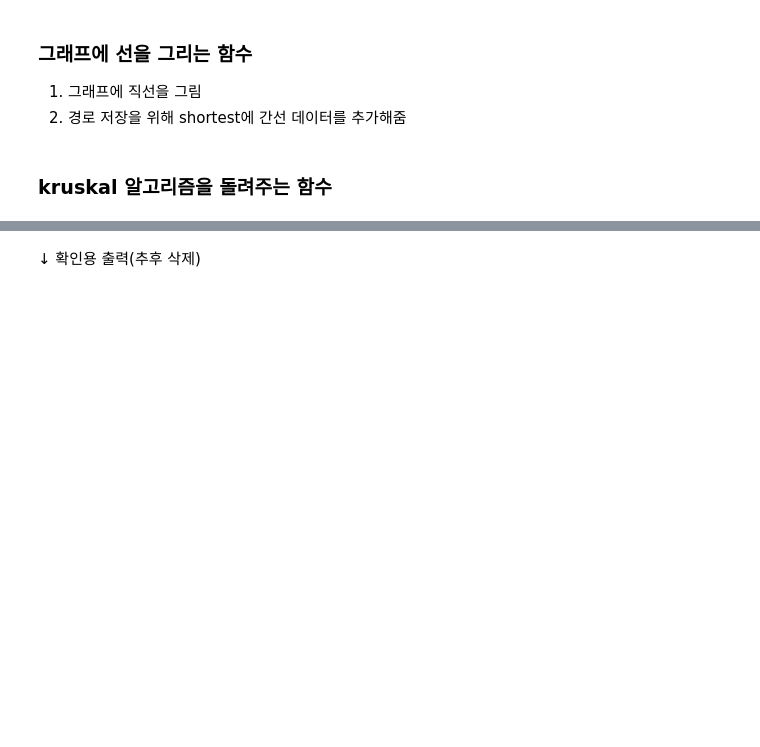
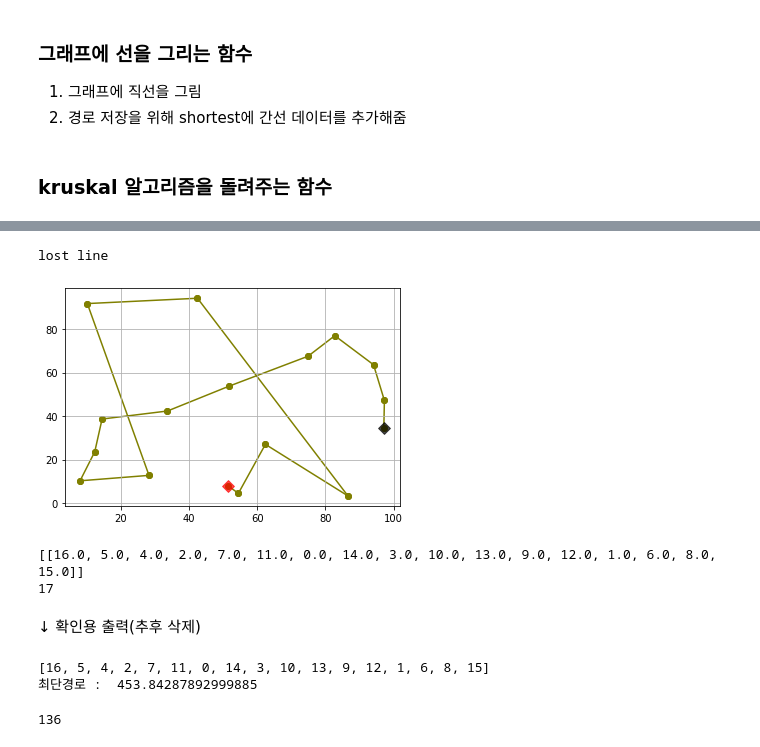
Before and after one commit to YETsong/helloworld, a Jupyter notebook: vol_11_kruskal.ipynb, the cells around one changed output, grey strips where cells are left out. Drawn from its saved outputs; the diff is of its cells as text; code cells hidden in the pictures; blank space fills up the shorter version.

```diff
--- a/vol_11_kruskal.ipynb
+++ b/vol_11_kruskal.ipynb
@@ -770,7 +727,53 @@ print(table)
+# %%
+tri = np.zeros([len(cenoise)]) #노드들의 연결 간선 수 저장용 array : triple
+shortest = np.array([]) #최단경로 저장용 array : shortest path
+table = [] #노드들의 연결 현황을 나타낼 list
+
+len_cenoise = len(cenoise)
+
+# 출발, 도착점을 셋팅하고 표에 출력
+table, m_start, m_end = set_point(cenoise_eu, table, len_cenoise)
+tri, shortest = draw_line(tri, cenoise, int(m_start[0]), int(m_start[1]), m_start, shortest)
+tri, shortest = draw_line(tri, cenoise, int(m_end[0]), int(m_end[1]), m_end, shortest)
+
+############################# kruskal 함수 호출
+is_break, tri_copy, shortest_copy, table_copy = kruskal(tri.copy(), shortest.copy(), deepcopy(table), cenoise_eu, len_cenoise)
+
+# is_break == 0인 경우는 간선이 다 연결되지 않고 cenoise_eu를 모두 검사하여 종료되었다는 뜻
+if (is_break == 0):
+    print("incomplete terminateion")
+
+# 최단경로 모아둔 리스트를 정렬
+shortest_copy = np.reshape(shortest_copy,(len_cenoise-1,3))
+
+# 노드들(투명), 시작1.시작2.종료(마름모) 추가로 출력 ---- (zorder 수가 높을 수록 상위에 노출됨)
+plt.scatter(end_point[0], end_point[1], marker = 'D', s=70, color = 'black', alpha = 0.7, zorder = 2)
+plt.scatter(start_point_1[0], start_point_1[1], marker = 'D', s=70, color = 'red', alpha = 0.7, zorder = 2)
+#plt.scatter(start_point_2[0], start_point_2[1], marker = 'D', s=50, color = 'cyan', zorder = 2)
+
+plt.scatter(cenoise[:, 0], cenoise[:, 1], marker = 'o', s=30, color = 'red', alpha = 0.2)
+plt.grid(True)
+plt.show()
+# %% [output]
+lost line
+[figure, added]
+# %%
+print(table_copy)
+print(len_cenoise)
+# %% [output]
+[[16.0, 5.0, 4.0, 2.0, 7.0, 11.0, 0.0, 14.0, 3.0, 10.0, 13.0, 9.0, 12.0, 1.0, 6.0, 8.0, 15.0]]
+17
 # %% [markdown]
 ↓ 확인용 출력(추후 삭제)
 # %%
-testtt = [int(x) for x in table[0]]
+testtt = [int(x) for x in table_copy[0]]
 print(testtt)
-print('최단경로 : ',np.sum(shortest[:,2]))
+print('최단경로 : ',np.sum(shortest_copy[:,2]))
 #print(shortest)
+# %% [output]
+[16, 5, 4, 2, 7, 11, 0, 14, 3, 10, 13, 9, 12, 1, 6, 8, 15]
+최단경로 :  453.84287892999885
+# %%
+print(len(cenoise_eu))
+# %% [output]
+136
```
Also changed, not shown: parts of 13 cells of this notebook.
